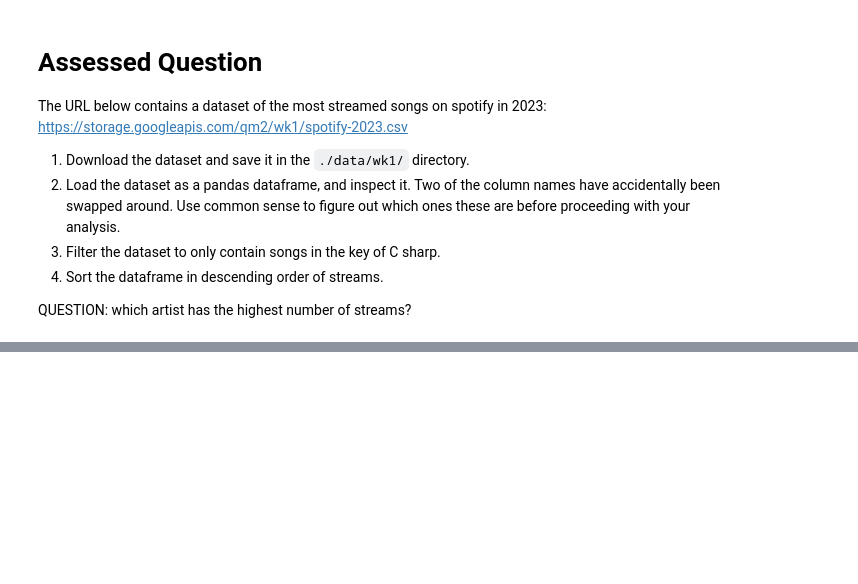
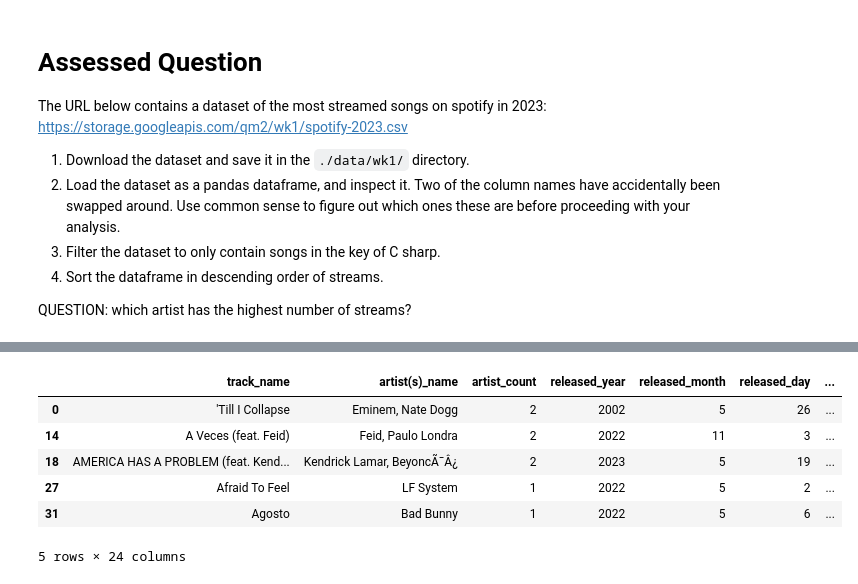
Before and after one commit to AlexCulkin/QM2, a Jupyter notebook: notebooks/W01. Python Recap.ipynb, the cells around one changed output, grey strips where cells are left out. Cells and saved outputs as stored; diff of their text form; code cells hidden in the pictures; blank space fills up the shorter version.

```diff
--- a/notebooks/W01. Python Recap.ipynb
+++ b/notebooks/W01. Python Recap.ipynb
@@ -262,3 +271,14 @@ data.head()
 | 3 | 10:35 | TiÃ¯Â¿Â½Ã¯Â¿Â½sto, Tate M | 2 | 2022 | 11 | 1 | ... |
 | 4 | 2 Be Loved (Am I Ready) | Lizzo | 1 | 2022 | 7 | 14 | ... |
 5 rows × 24 columns
+# %%
+filtered_data = data[data['key'] == 'C#']
+filtered_data.head()
+# %% [output]
+|  | track_name | artist(s)_name | artist_count | released_year | released_month | released_day | ... |
+| 0 | 'Till I Collapse | Eminem, Nate Dogg | 2 | 2002 | 5 | 26 | ... |
+| 14 | A Veces (feat. Feid) | Feid, Paulo Londra | 2 | 2022 | 11 | 3 | ... |
+| 18 | AMERICA HAS A PROBLEM (feat. Kend... | Kendrick Lamar, BeyoncÃ¯Â¿ | 2 | 2023 | 5 | 19 | ... |
+| 27 | Afraid To Feel | LF System | 1 | 2022 | 5 | 2 | ... |
+| 31 | Agosto | Bad Bunny | 1 | 2022 | 5 | 6 | ... |
+5 rows × 24 columns
```
Also changed, not shown: parts of 8 cells of this notebook.
